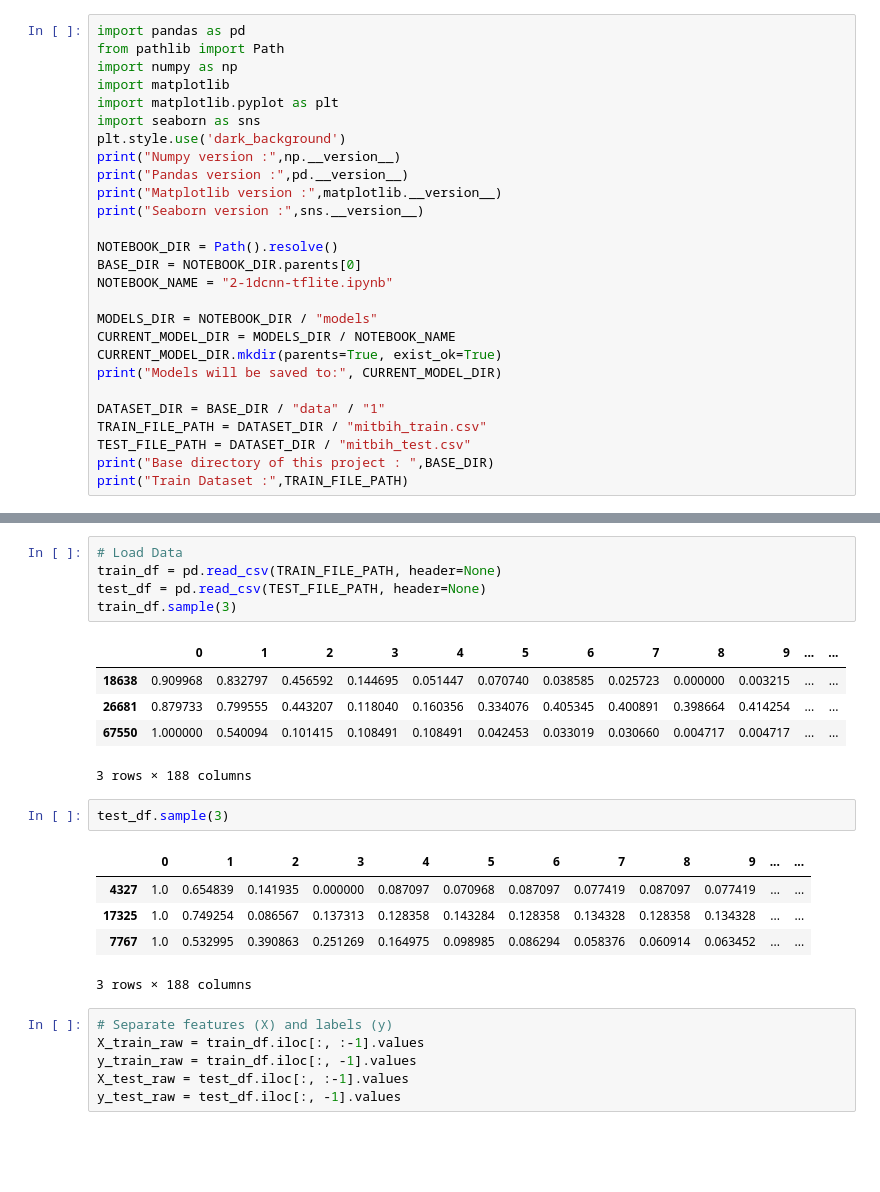
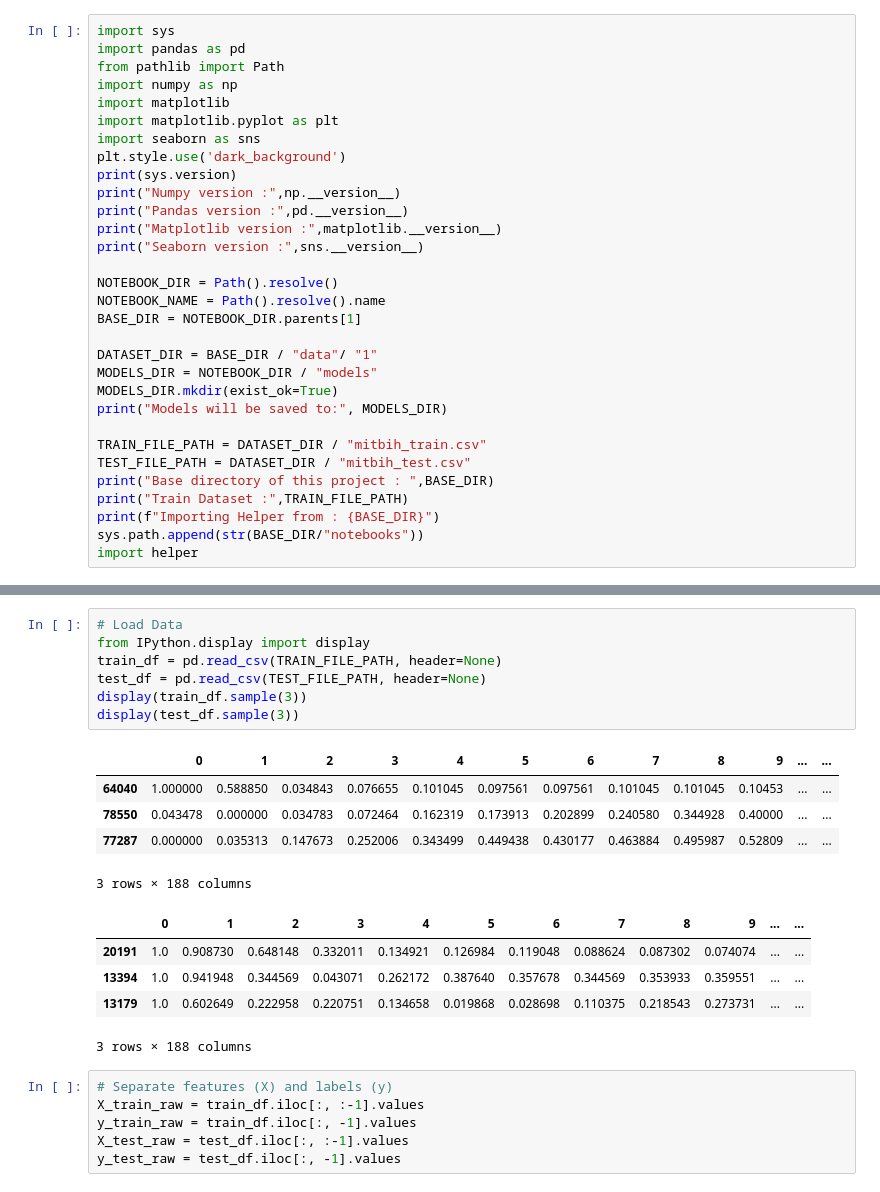
Before and after one commit to Sri-Ram-A/ECGHeartbeatCategorization, a Jupyter notebook: notebooks/2-rnn/main.ipynb, the cells around one changed output, grey strips where cells are left out. Cells and saved outputs as stored; diff of their text form; blank space fills up the shorter version.

```diff
--- a/notebooks/2-lstm-tflite.ipynb
+++ b/notebooks/2-rnn/main.ipynb
@@ -1,4 +1,5 @@
 # %%
+import sys
 import pandas as pd
 from pathlib import Path
 import numpy as np
@@ -6,23 +7,26 @@ import matplotlib
 import matplotlib.pyplot as plt
 import seaborn as sns
 plt.style.use('dark_background')
+print(sys.version)
 print("Numpy version :",np.__version__)
 print("Pandas version :",pd.__version__)
 print("Matplotlib version :",matplotlib.__version__)
 print("Seaborn version :",sns.__version__)
 
 NOTEBOOK_DIR = Path().resolve()
-BASE_DIR = NOTEBOOK_DIR.parents[0]
-NOTEBOOK_NAME = "2-1dcnn-tflite.ipynb"
+NOTEBOOK_NAME = Path().resolve().name
+BASE_DIR = NOTEBOOK_DIR.parents[1]
 
+DATASET_DIR = BASE_DIR / "data"/ "1"
 MODELS_DIR = NOTEBOOK_DIR / "models"
-CURRENT_MODEL_DIR = MODELS_DIR / NOTEBOOK_NAME
-CURRENT_MODEL_DIR.mkdir(parents=True, exist_ok=True)
-print("Models will be saved to:", CURRENT_MODEL_DIR)
+MODELS_DIR.mkdir(exist_ok=True)
+print("Models will be saved to:", MODELS_DIR)
 
-DATASET_DIR = BASE_DIR / "data" / "1"
 TRAIN_FILE_PATH = DATASET_DIR / "mitbih_train.csv"
 TEST_FILE_PATH = DATASET_DIR / "mitbih_test.csv"
 print("Base directory of this project : ",BASE_DIR)
 print("Train Dataset :",TRAIN_FILE_PATH)
+print(f"Importing Helper from : {BASE_DIR}")
+sys.path.append(str(BASE_DIR/"notebooks"))
+import helper
 # %% [output]
@@ -48,22 +75,21 @@ Avaiable devices : [PhysicalDevice(name='/physical_device:CPU:0', device_type='C
 # %%
 # Load Data
+from IPython.display import display
 train_df = pd.read_csv(TRAIN_FILE_PATH, header=None)
 test_df = pd.read_csv(TEST_FILE_PATH, header=None)
-train_df.sample(3)
+display(train_df.sample(3))
+display(test_df.sample(3))
 # %% [output]
 |  | 0 | 1 | 2 | 3 | 4 | 5 | 6 | 7 | 8 | 9 | ... | ... |
-| 18638 | 0.909968 | 0.832797 | 0.456592 | 0.144695 | 0.051447 | 0.070740 | 0.038585 | 0.025723 | 0.000000 | 0.003215 | ... | ... |
-| 26681 | 0.879733 | 0.799555 | 0.443207 | 0.118040 | 0.160356 | 0.334076 | 0.405345 | 0.400891 | 0.398664 | 0.414254 | ... | ... |
-| 67550 | 1.000000 | 0.540094 | 0.101415 | 0.108491 | 0.108491 | 0.042453 | 0.033019 | 0.030660 | 0.004717 | 0.004717 | ... | ... |
+| 64040 | 1.000000 | 0.588850 | 0.034843 | 0.076655 | 0.101045 | 0.097561 | 0.097561 | 0.101045 | 0.101045 | 0.10453 | ... | ... |
+| 78550 | 0.043478 | 0.000000 | 0.034783 | 0.072464 | 0.162319 | 0.173913 | 0.202899 | 0.240580 | 0.344928 | 0.40000 | ... | ... |
+| 77287 | 0.000000 | 0.035313 | 0.147673 | 0.252006 | 0.343499 | 0.449438 | 0.430177 | 0.463884 | 0.495987 | 0.52809 | ... | ... |
 3 rows × 188 columns
+|  | 0 | 1 | 2 | 3 | 4 | 5 | 6 | 7 | 8 | 9 | ... | ... |
+| 20191 | 1.0 | 0.908730 | 0.648148 | 0.332011 | 0.134921 | 0.126984 | 0.119048 | 0.088624 | 0.087302 | 0.074074 | ... | ... |
+| 13394 | 1.0 | 0.941948 | 0.344569 | 0.043071 | 0.262172 | 0.387640 | 0.357678 | 0.344569 | 0.353933 | 0.359551 | ... | ... |
+| 13179 | 1.0 | 0.602649 | 0.222958 | 0.220751 | 0.134658 | 0.019868 | 0.028698 | 0.110375 | 0.218543 | 0.273731 | ... | ... |
+3 rows × 188 columns
-# %%
-test_df.sample(3)
-# %% [output]
-|  | 0 | 1 | 2 | 3 | 4 | 5 | 6 | 7 | 8 | 9 | ... | ... |
-| 4327 | 1.0 | 0.654839 | 0.141935 | 0.000000 | 0.087097 | 0.070968 | 0.087097 | 0.077419 | 0.087097 | 0.077419 | ... | ... |
-| 17325 | 1.0 | 0.749254 | 0.086567 | 0.137313 | 0.128358 | 0.143284 | 0.128358 | 0.134328 | 0.128358 | 0.134328 | ... | ... |
-| 7767 | 1.0 | 0.532995 | 0.390863 | 0.251269 | 0.164975 | 0.098985 | 0.086294 | 0.058376 | 0.060914 | 0.063452 | ... | ... |
-3 rows × 188 columns
 # %%
 # Separate features (X) and labels (y)
 X_train_raw = train_df.iloc[:, :-1].values
```
Also changed, not shown: parts of 9 cells of this notebook, 3 other files.
